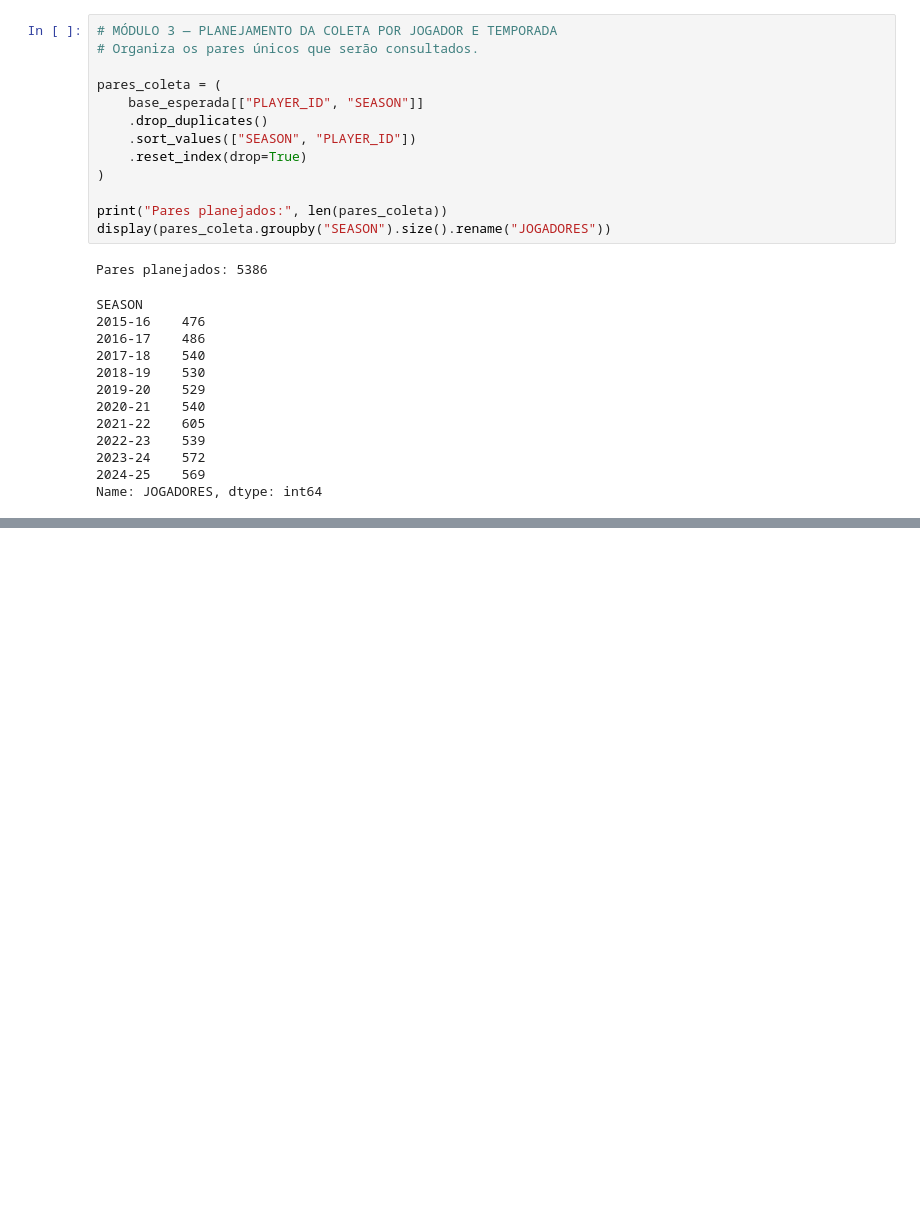
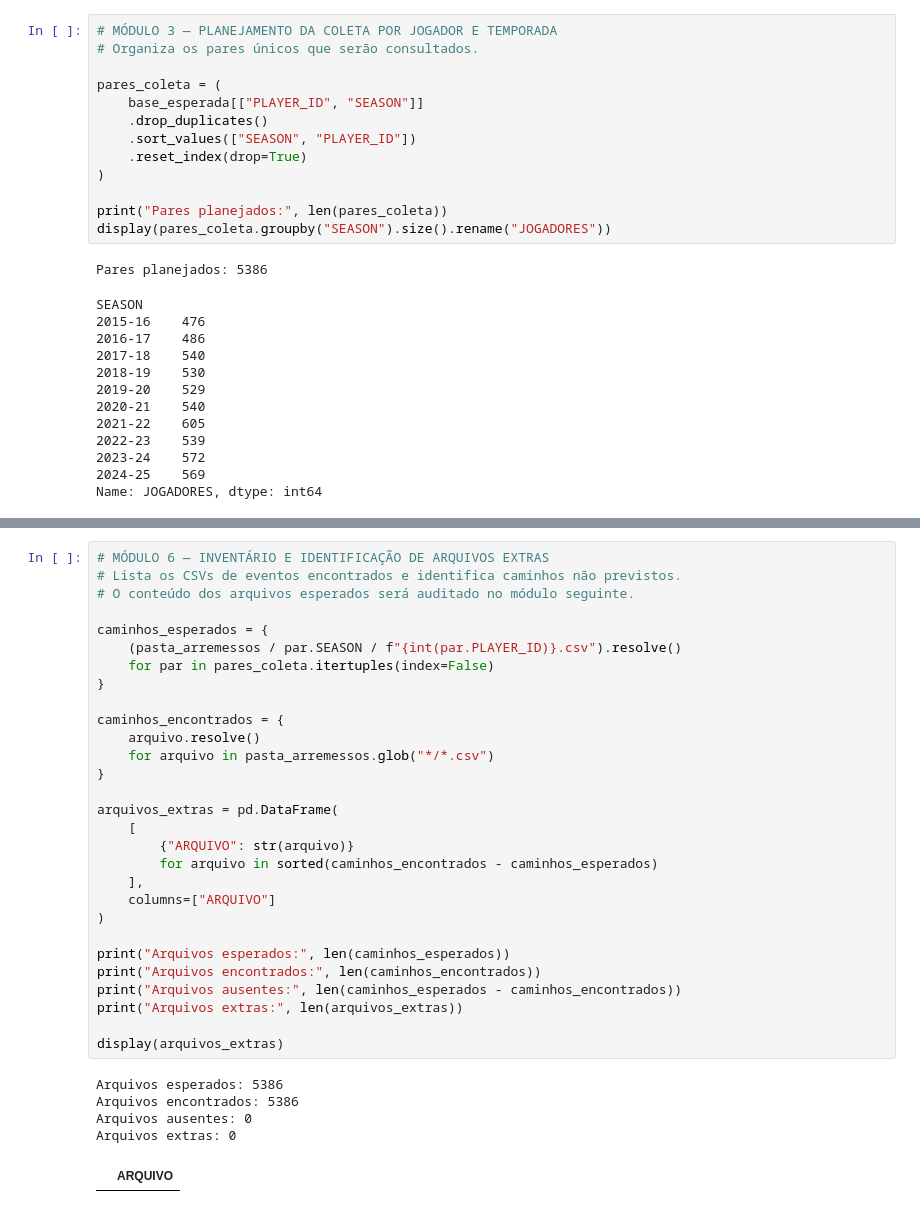
Before and after one commit to Fekouto/ciencias_de_dados_nba, a Jupyter notebook: CP1_nba.ipynb, the cells around one changed output, grey strips where cells are left out. Drawn from its saved outputs; the diff is of its cells as text; blank space fills up the shorter version.

```diff
--- a/CP1_nba.ipynb
+++ b/CP1_nba.ipynb
@@ -259,0 +351,35 @@ NameError: name 'datetime' is not defined
+# %%
+# MÓDULO 6 — INVENTÁRIO E IDENTIFICAÇÃO DE ARQUIVOS EXTRAS
+# Lista os CSVs de eventos encontrados e identifica caminhos não previstos.
+# O conteúdo dos arquivos esperados será auditado no módulo seguinte.
+
+caminhos_esperados = {
+    (pasta_arremessos / par.SEASON / f"{int(par.PLAYER_ID)}.csv").resolve()
+    for par in pares_coleta.itertuples(index=False)
+}
+
+caminhos_encontrados = {
+    arquivo.resolve()
+    for arquivo in pasta_arremessos.glob("*/*.csv")
+}
+
+arquivos_extras = pd.DataFrame(
+    [
+        {"ARQUIVO": str(arquivo)}
+        for arquivo in sorted(caminhos_encontrados - caminhos_esperados)
+    ],
+    columns=["ARQUIVO"]
+)
+
+print("Arquivos esperados:", len(caminhos_esperados))
+print("Arquivos encontrados:", len(caminhos_encontrados))
+print("Arquivos ausentes:", len(caminhos_esperados - caminhos_encontrados))
+print("Arquivos extras:", len(arquivos_extras))
+
+display(arquivos_extras)
+# %% [output]
+Arquivos esperados: 5386
+Arquivos encontrados: 5386
+Arquivos ausentes: 0
+Arquivos extras: 0
+|  | ARQUIVO |
```
Also changed, not shown: parts of 5 cells of this notebook.
